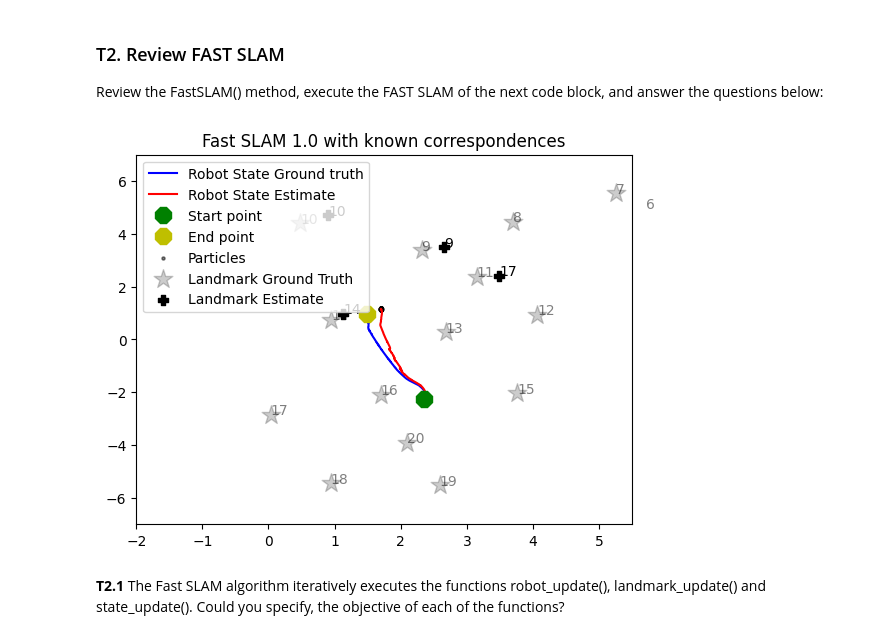
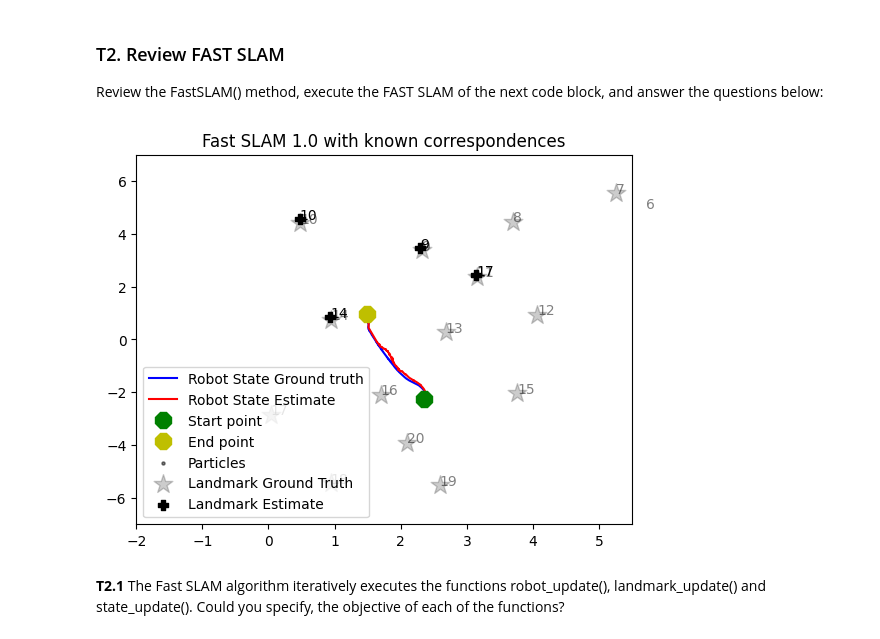
Before and after one commit to raisul-kibria/localization_and_mapping, a Jupyter notebook: notebooks/E2_SLAM.ipynb, the cells around one changed output. Cells and saved outputs as stored; diff of their text form; code cells hidden in the pictures.

```diff
--- a/notebooks/E2_SLAM.ipynb
+++ b/notebooks/E2_SLAM.ipynb
@@ -32,10 +33,10 @@ from src.graph_SLAM.Graph_SLAM_known_correspondences import GraphSLAM
 ### Set dataset
 # %%
 # Define dataset to read
-dataset = "data/MRCLAM_Dataset1"
-robot = 'Robot1' # Robot
+dataset = "data/MRCLAM_Dataset4"
+robot = 'Robot3' # Robot
 start_frame = 2000
-end_frame = 5000
+end_frame = 2100
 # %% [markdown]
 ### T1. Review EKF SLAM
 Review the EKF_SLAM() method, execute the EKF SLAM of the next code block, and answer the questions below:
@@ -63,39 +69,43 @@ ekf_slam = EKF_SLAM(dataset, robot, start_frame, end_frame, R, Q, plot=True, plo
 ### T2. Review FAST SLAM
 Review the FastSLAM() method, execute the FAST SLAM of the next code block, and answer the questions below:
 # %%
-# Initialize Motion Model object
-# Motion noise (in meters / rad)
-# [noise_x, noise_y, noise_theta, noise_v, noise_w]
-# Fisrt three are used for initializing particles
-# Last two are used for motion update
-motion_noise = np.array([0.0, 0.0, 0.0, 0.1, 0.15])
-motion_model = FS_MotionModel(motion_noise)
+def fast_slam_fn(dataset, robot, start_frame, end_frame, N_particles = 100, plot = True):
+    # Initialize Motion Model object
+    # Motion noise (in meters / rad)
+    # [noise_x, noise_y, noise_theta, noise_v, noise_w]
+    # Fisrt three are used for initializing particles
+    # Last two are used for motion update
+    motion_noise = np.array([0.0, 0.0, 0.0, 0.1, 0.15])
+    motion_model = FS_MotionModel(motion_noise)
 
-# Initialize Measurement Model object
-# Measurement covariance matrix
-Q = np.diagflat(np.array([0.05, 0.02])) ** 2
-measurement_model = FS_MeasurementModel(Q)
+    # Initialize Measurement Model object
+    # Measurement covariance matrix
+    Q = np.diagflat(np.array([0.05, 0.02])) ** 2
+    measurement_model = FS_MeasurementModel(Q)
 
-# Initialize SLAM algorithm
-# Number of particles
-N_particles = 100
+    # Initialize SLAM algorithm
+    # Number of particles
+    N_particles = N_particles
 
-fast_slam = FastSLAM(motion_model, measurement_model)
-fast_slam.load_data(dataset, robot, start_frame, end_frame)
-fast_slam.initialization(N_particles)
+    fast_slam = FastSLAM(motion_model, measurement_model)
+    fast_slam.load_data(dataset, robot, start_frame, end_frame)
+    fast_slam.initialization(N_particles)
 
-# Run full Fast SLAM 1.0 algorithm
-for data in fast_slam.data:
-    if (data[1] == -1):
-        fast_slam.robot_update(data)
-    else:
-        fast_slam.landmark_update(data)
-    fast_slam.state_update()
-
-fast_slam.plot_data()
-plt.show()
+    # Run full Fast SLAM 1.0 algorithm
+    for data in fast_slam.data:
+        if (data[1] == -1):
+            fast_slam.robot_update(data)
+        else:
+            fast_slam.landmark_update(data)
+        fast_slam.state_update()
+    if plot:
+        fast_slam.plot_data()
+        plt.show()
+    fast_slam.build_dataframes()
+    return fast_slam
+fast_df = fast_slam_fn(dataset, robot, start_frame, end_frame)
 # %% [output]
-[figure, old version]
+[figure, new version]
 # %% [markdown]
 **T2.1** The Fast SLAM algorithm iteratively executes the functions robot_update(), landmark_update() and state_update(). Could you specify, the objective of each of the functions?
 # %% [markdown]
```
Also changed, not shown: parts of 13 cells of this notebook.
